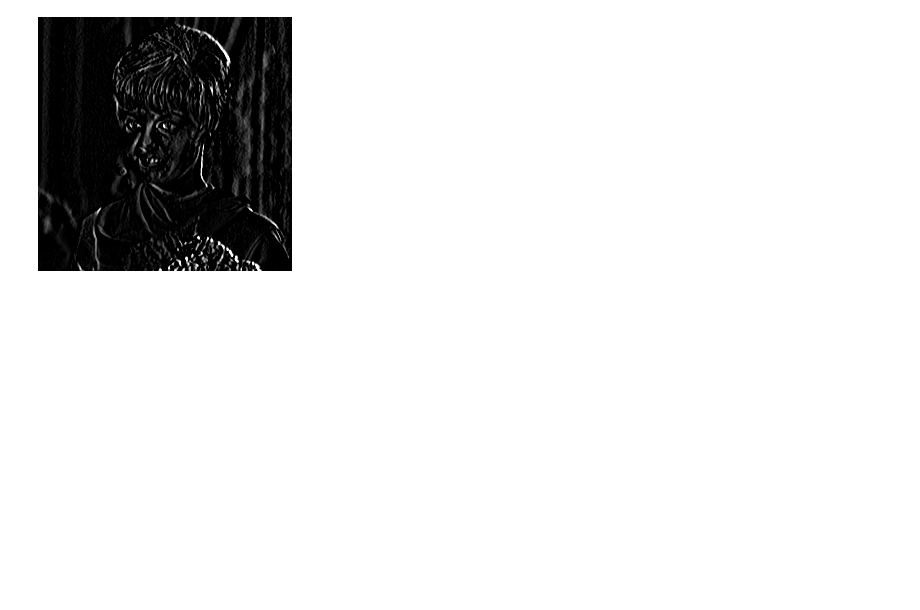
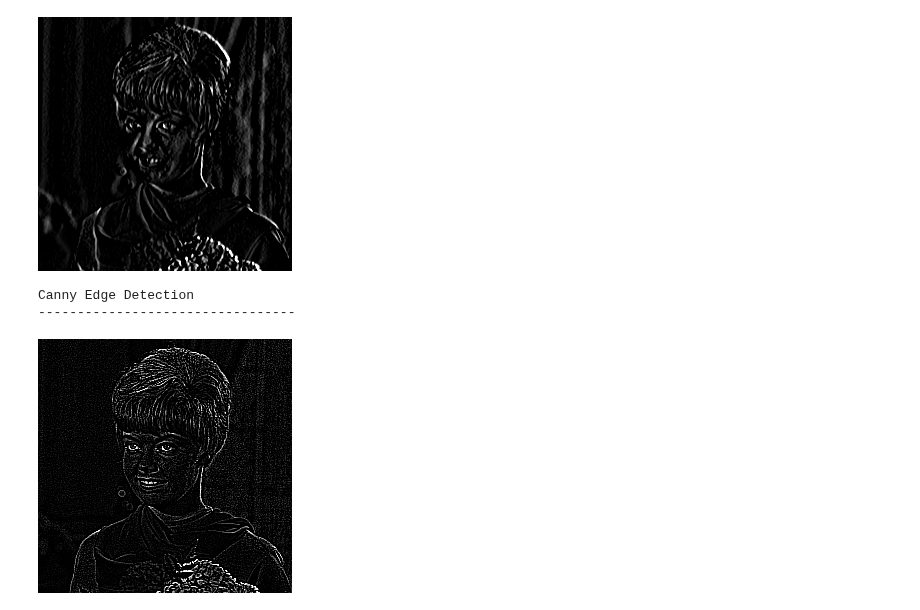
Before and after one commit to Amaliastf/PCVK_Ganjil_2023, a Jupyter notebook: week_07.ipynb, the cells around one changed output. Drawn from its saved outputs; the diff is of its cells as text; code cells hidden in the pictures; blank space fills up the shorter version.

```diff
--- a/week_07.ipynb
+++ b/week_07.ipynb
@@ -134,3 +134,41 @@ cv2_imshow(edge_detected_image)
 Left Sobel Edge Detection
 ---------------------------------
 [figure]
+# %%
+def convolution2d(image, kernel, stride, padding):
+    image_height, image_width = image.shape
+    kernel_height, kernel_width = kernel.shape
+    result_height = image_height - kernel_height + 1
+    result_width = image_width - kernel_width + 1
+    result = np.zeros((result_height, result_width), dtype=np.float32)
+
+    for x in range(result_width):
+        for y in range(result_height):
+            z = 0
+            for k1 in range(kernel_width):
+                for k2 in range(kernel_height):
+                    z += kernel[k2, k1] * image[y + k2, x + k1]
+            result[y, x] = z
+
+    return result
+
+# Membaca gambar
+img = cv2.imread('/content/drive/MyDrive/PCVK/Images/female.tiff')
+img_gray = cv2.cvtColor(img, cv2.COLOR_BGR2GRAY)
+
+# Mendefinisikan kernel untuk Canny Edge Detection
+kernel_canny = np.array([[-1, -1, -1],
+                         [-1, 8, -1],
+                         [-1, -1, -1]])
+
+# Menjalankan konvolusi
+edge_detected_image = convolution2d(img_gray, kernel_canny, 1, 2)
+
+# Menampilkan hasil konvolusi
+print('Canny Edge Detection')
+print('---------------------------------')
+cv2_imshow(edge_detected_image)
+# %% [output]
+Canny Edge Detection
+---------------------------------
+[figure, added]
```
